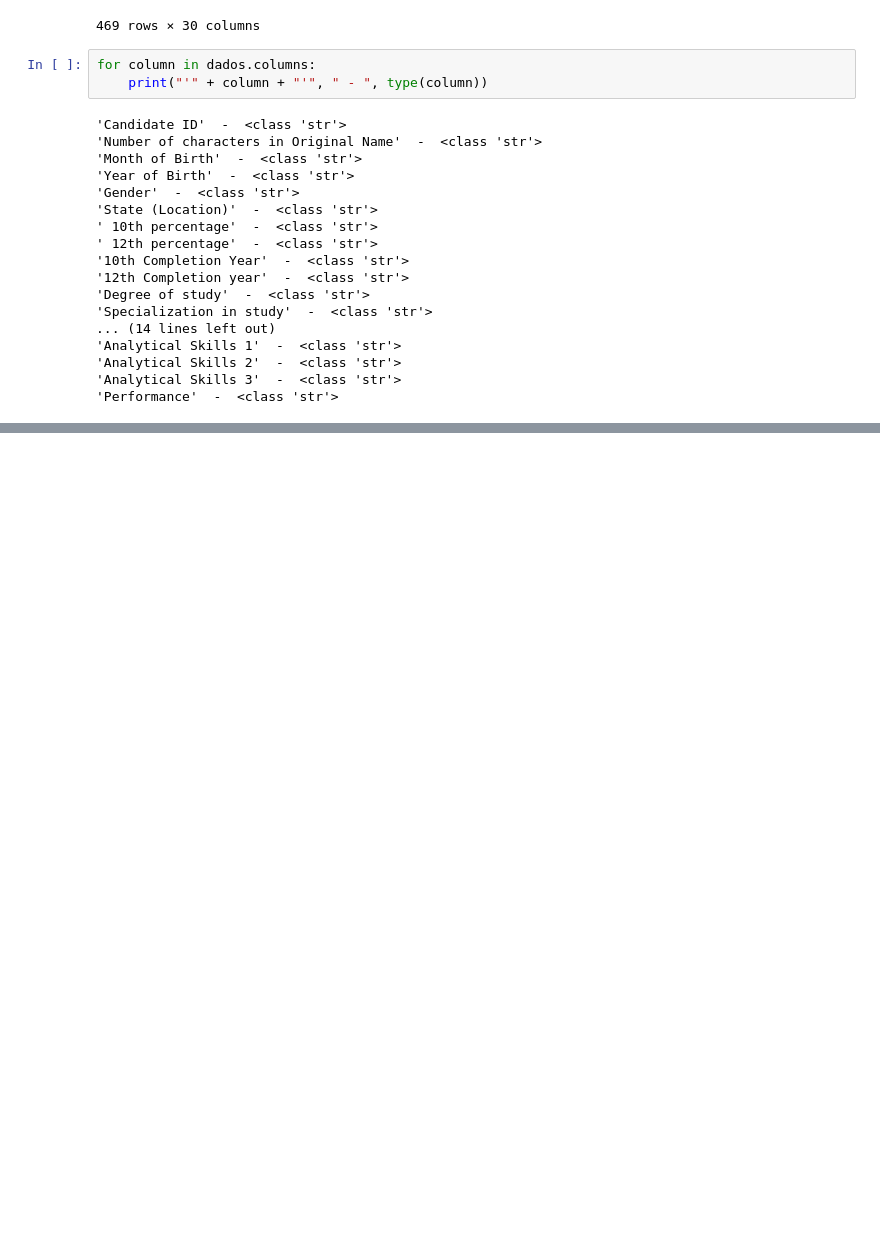
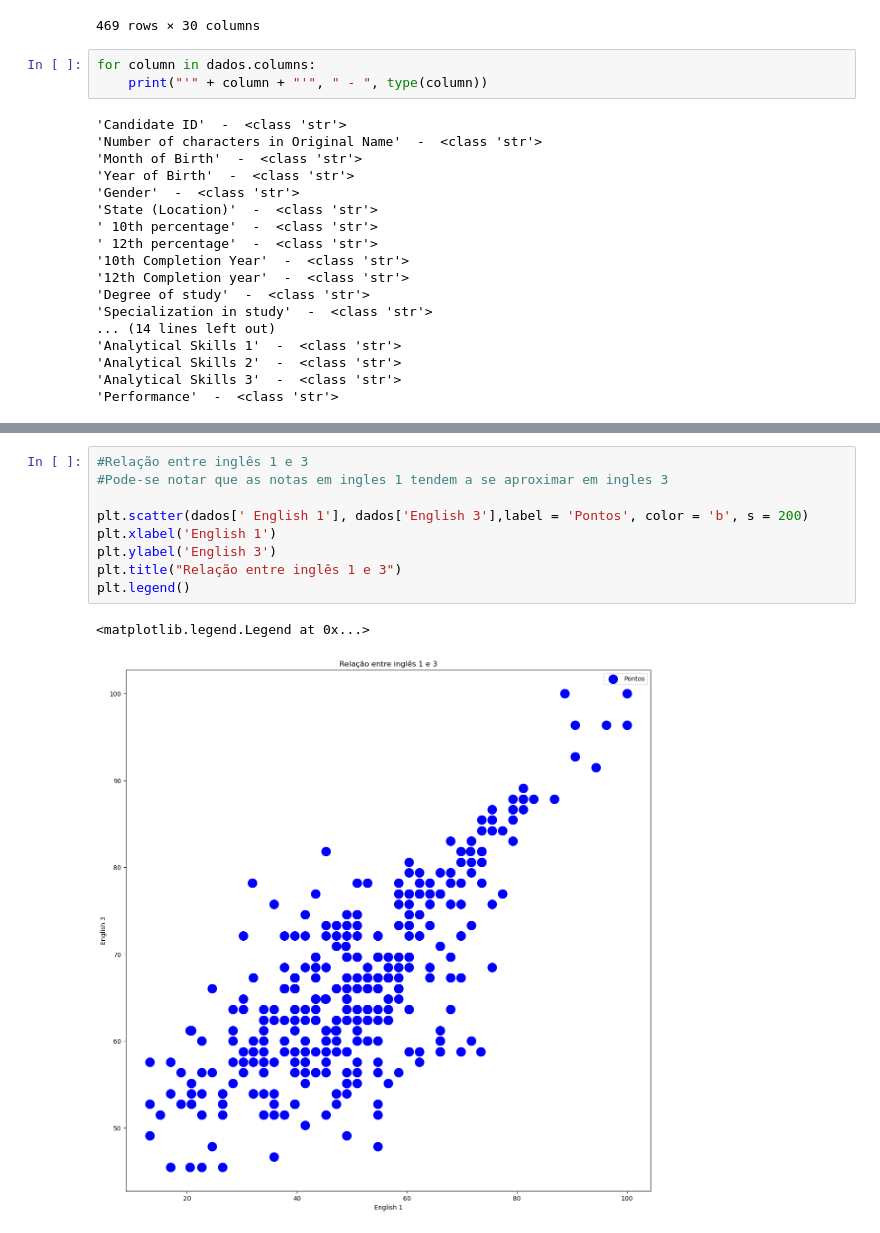
Before and after one commit to MarianaSiano/Mineracao_de_Dados, a Jupyter notebook: Tratamento_Dados/Tratamento_Dados.ipynb, the cells around one changed output, grey strips where cells are left out. Cells and saved outputs as stored; diff of their text form; blank space fills up the shorter version.

```diff
--- a/Tratamento_Dados/Tratamento_Dados.ipynb
+++ b/Tratamento_Dados/Tratamento_Dados.ipynb
@@ -70,0 +178,12 @@ for column in dados.columns:
+# %%
+#Relação entre inglês 1 e 3
+#Pode-se notar que as notas em ingles 1 tendem a se aproximar em ingles 3
+
+plt.scatter(dados[' English 1'], dados['English 3'],label = 'Pontos', color = 'b', s = 200)
+plt.xlabel('English 1')
+plt.ylabel('English 3')
+plt.title("Relação entre inglês 1 e 3")
+plt.legend()
+# %% [output]
+<matplotlib.legend.Legend at 0x...>
+[figure, added]
```
Also changed, not shown: parts of 13 cells of this notebook.
